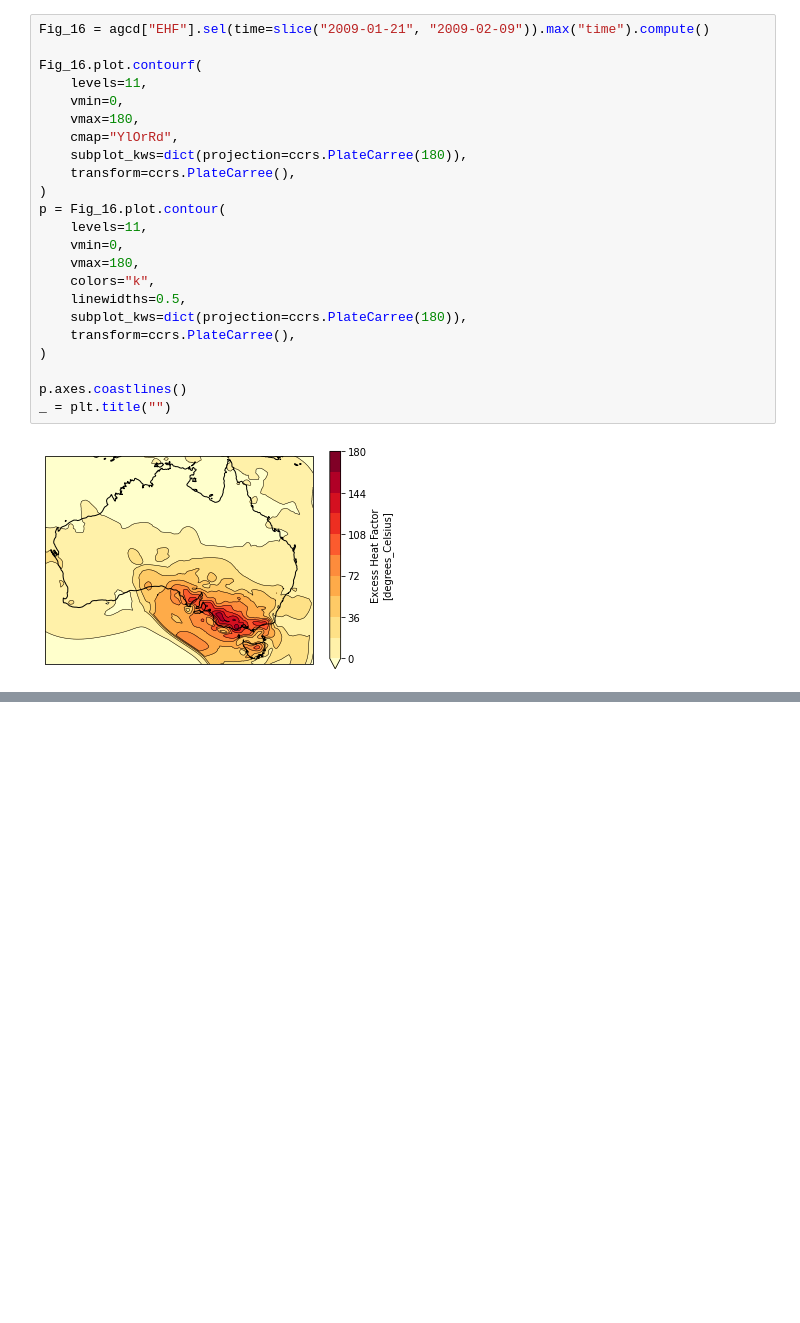
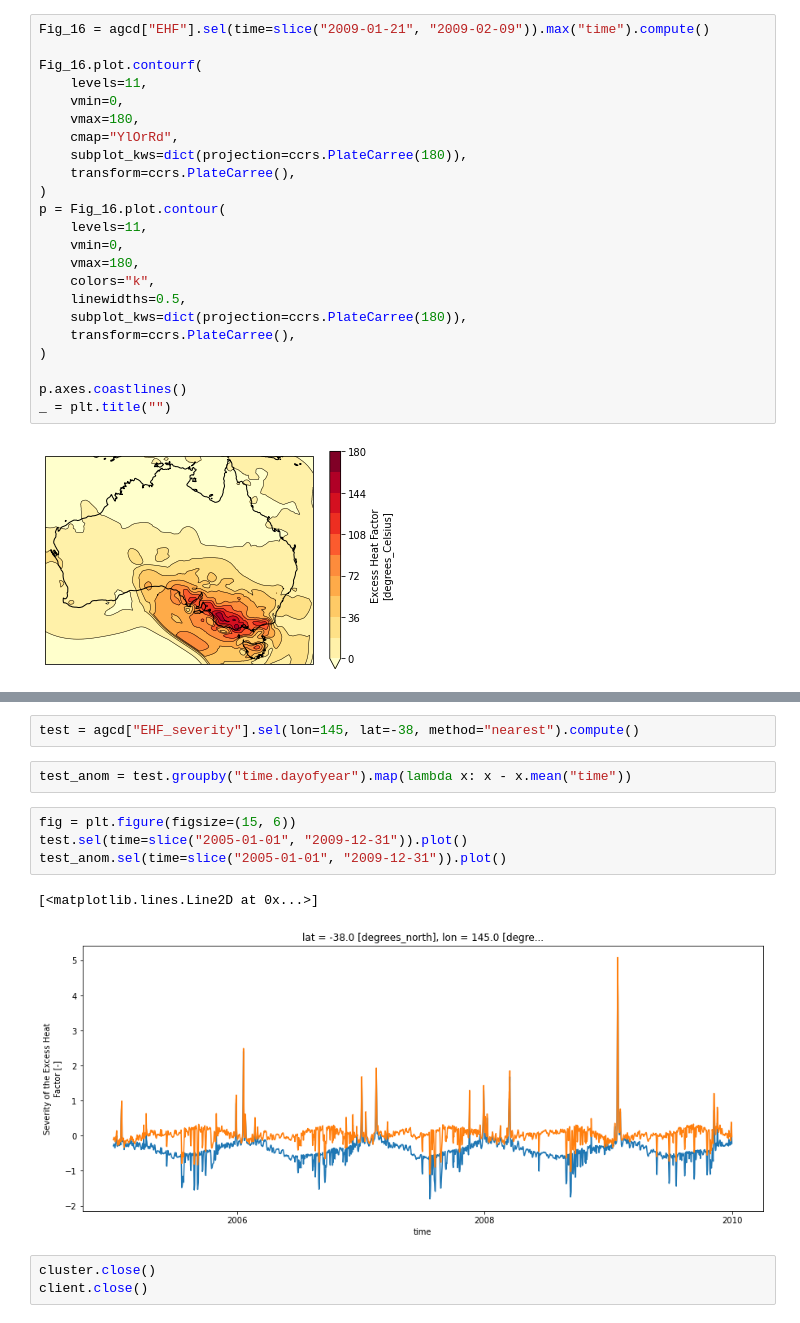
Before and after one commit to dougiesquire/CAFE-f6_documentation, a Jupyter notebook: notebooks/exploratory/calculate_EHF.ipynb, the cells around one changed output, grey strips where cells are left out. Drawn from its saved outputs; the diff is of its cells as text; blank space fills up the shorter version.

```diff
--- a/notebooks/exploratory/calculate_EHF.ipynb
+++ b/notebooks/exploratory/calculate_EHF.ipynb
@@ -392,3 +377,17 @@ p.axes.coastlines()
 _ = plt.title("")
 # %% [output]
 [figure]
+# %%
+test = agcd["EHF_severity"].sel(lon=145, lat=-38, method="nearest").compute()
+# %%
+test_anom = test.groupby("time.dayofyear").map(lambda x: x - x.mean("time"))
+# %%
+fig = plt.figure(figsize=(15, 6))
+test.sel(time=slice("2005-01-01", "2009-12-31")).plot()
+test_anom.sel(time=slice("2005-01-01", "2009-12-31")).plot()
+# %% [output]
+[<matplotlib.lines.Line2D at 0x...>]
+[figure, added]
+# %%
+cluster.close()
+client.close()
```
Also changed, not shown: parts of 2 cells of this notebook, 2 other files.
